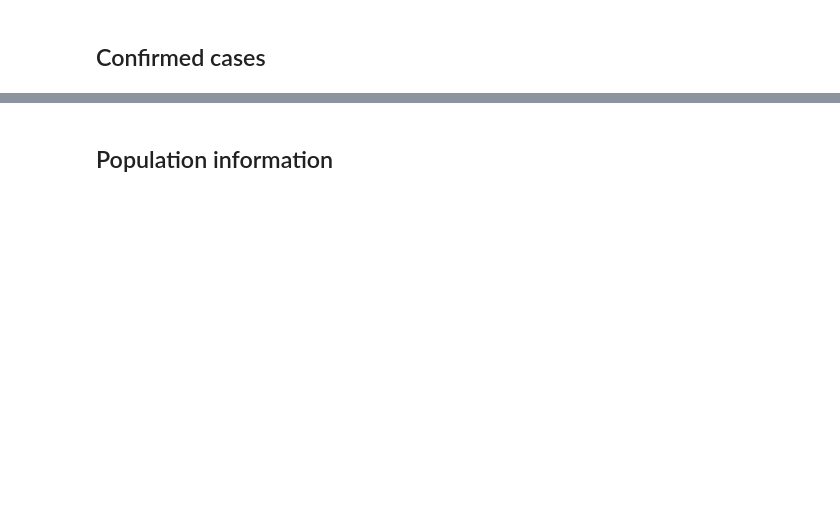
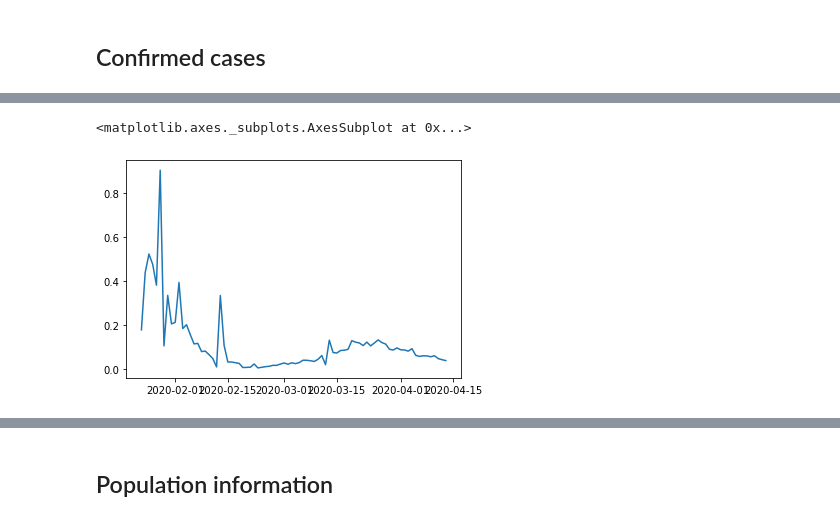
Before and after one commit to jaysttw/covid-19-analyses, a Jupyter notebook: COVID-19.ipynb, the cells around one changed output, grey strips where cells are left out. Saved outputs shown, nothing was run; the diff lists cells and outputs as text; code cells hidden in the pictures; blank space fills up the shorter version.

```diff
--- a/COVID-19.ipynb
+++ b/COVID-19.ipynb
@@ -39,0 +81,5 @@ URLError: <urlopen error [SSL: CERTIFICATE_VERIFY_FAILED] certificate verify fai
+# %%
+df_by_country.sum(axis=1).pct_change().plot()
+# %% [output]
+<matplotlib.axes._subplots.AxesSubplot at 0x...>
+[figure, added]
```
Also changed, not shown: parts of 17 cells of this notebook.
